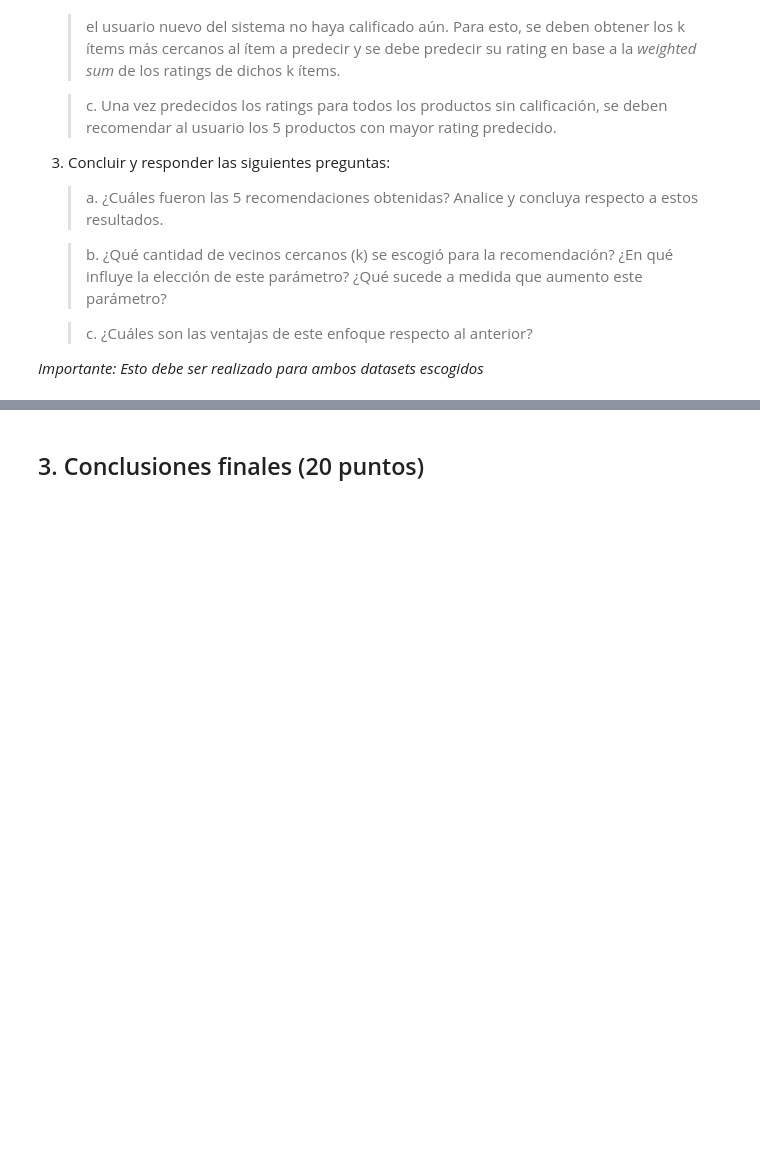
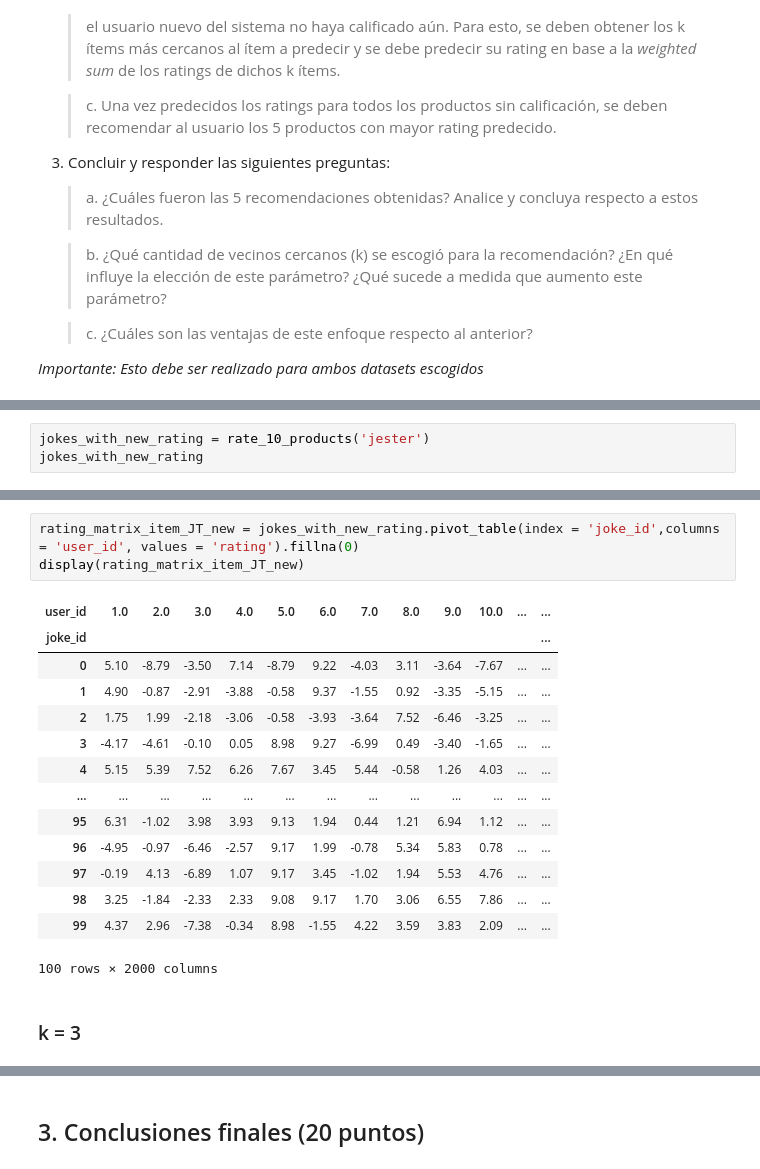
Before and after one commit to luciofondon98/Reconocimiento-de-Patrones-2021-1, a Jupyter notebook: Tarea 3/Tarea 3 - INF 479.ipynb, the cells around one changed output, grey strips where cells are left out. Drawn from its saved outputs; the diff is of its cells as text; blank space fills up the shorter version.

```diff
--- a/Tarea 3/Tarea 3 - INF 479.ipynb
+++ b/Tarea 3/Tarea 3 - INF 479.ipynb
@@ -807,0 +893,3 @@ Libros recomendados para ti
+# %%
+jokes_with_new_rating = rate_10_products('jester')
+jokes_with_new_rating
@@ -807,0 +927,20 @@ Libros recomendados para ti
+# %%
+rating_matrix_item_JT_new = jokes_with_new_rating.pivot_table(index = 'joke_id',columns = 'user_id', values = 'rating').fillna(0)
+display(rating_matrix_item_JT_new)
+# %% [output]
+| user_id | 1.0 | 2.0 | 3.0 | 4.0 | 5.0 | 6.0 | 7.0 | 8.0 | 9.0 | 10.0 | ... | ... |
+| joke_id |  |  |  |  |  |  |  |  |  |  |  | ... |
+| 0 | 5.10 | -8.79 | -3.50 | 7.14 | -8.79 | 9.22 | -4.03 | 3.11 | -3.64 | -7.67 | ... | ... |
+| 1 | 4.90 | -0.87 | -2.91 | -3.88 | -0.58 | 9.37 | -1.55 | 0.92 | -3.35 | -5.15 | ... | ... |
+| 2 | 1.75 | 1.99 | -2.18 | -3.06 | -0.58 | -3.93 | -3.64 | 7.52 | -6.46 | -3.25 | ... | ... |
+| 3 | -4.17 | -4.61 | -0.10 | 0.05 | 8.98 | 9.27 | -6.99 | 0.49 | -3.40 | -1.65 | ... | ... |
+| 4 | 5.15 | 5.39 | 7.52 | 6.26 | 7.67 | 3.45 | 5.44 | -0.58 | 1.26 | 4.03 | ... | ... |
+| ... | ... | ... | ... | ... | ... | ... | ... | ... | ... | ... | ... | ... |
+| 95 | 6.31 | -1.02 | 3.98 | 3.93 | 9.13 | 1.94 | 0.44 | 1.21 | 6.94 | 1.12 | ... | ... |
+| 96 | -4.95 | -0.97 | -6.46 | -2.57 | 9.17 | 1.99 | -0.78 | 5.34 | 5.83 | 0.78 | ... | ... |
+| 97 | -0.19 | 4.13 | -6.89 | 1.07 | 9.17 | 3.45 | -1.02 | 1.94 | 5.53 | 4.76 | ... | ... |
+| 98 | 3.25 | -1.84 | -2.33 | 2.33 | 9.08 | 9.17 | 1.70 | 3.06 | 6.55 | 7.86 | ... | ... |
+| 99 | 4.37 | 2.96 | -7.38 | -0.34 | 8.98 | -1.55 | 4.22 | 3.59 | 3.83 | 2.09 | ... | ... |
+100 rows × 2000 columns
+# %% [markdown]
+### k = 3
```
Also changed, not shown: parts of 29 cells of this notebook.
